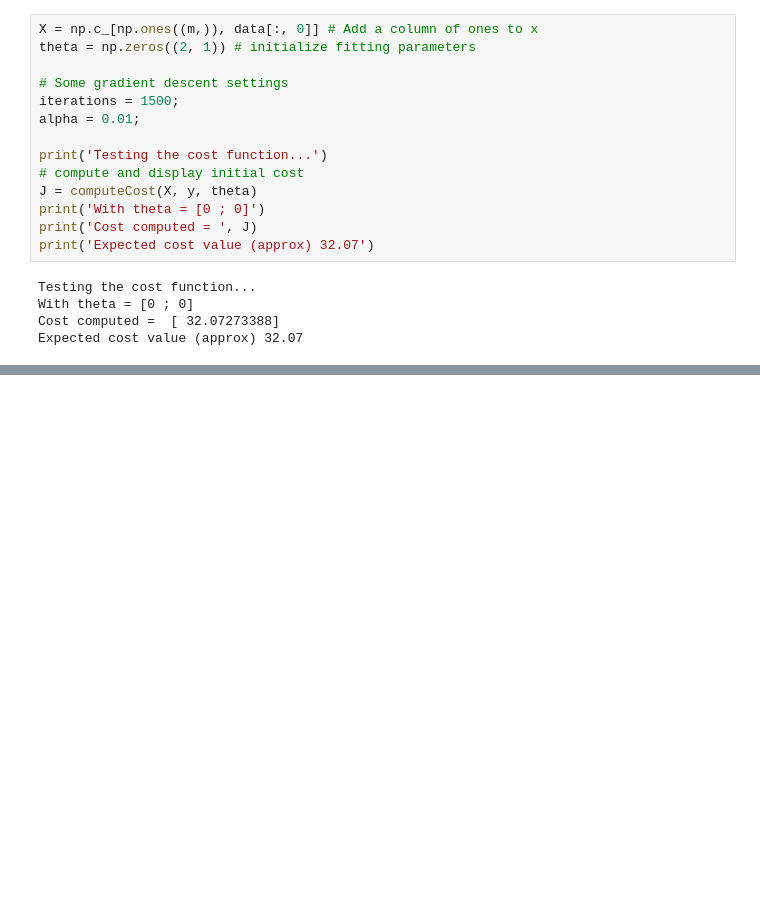
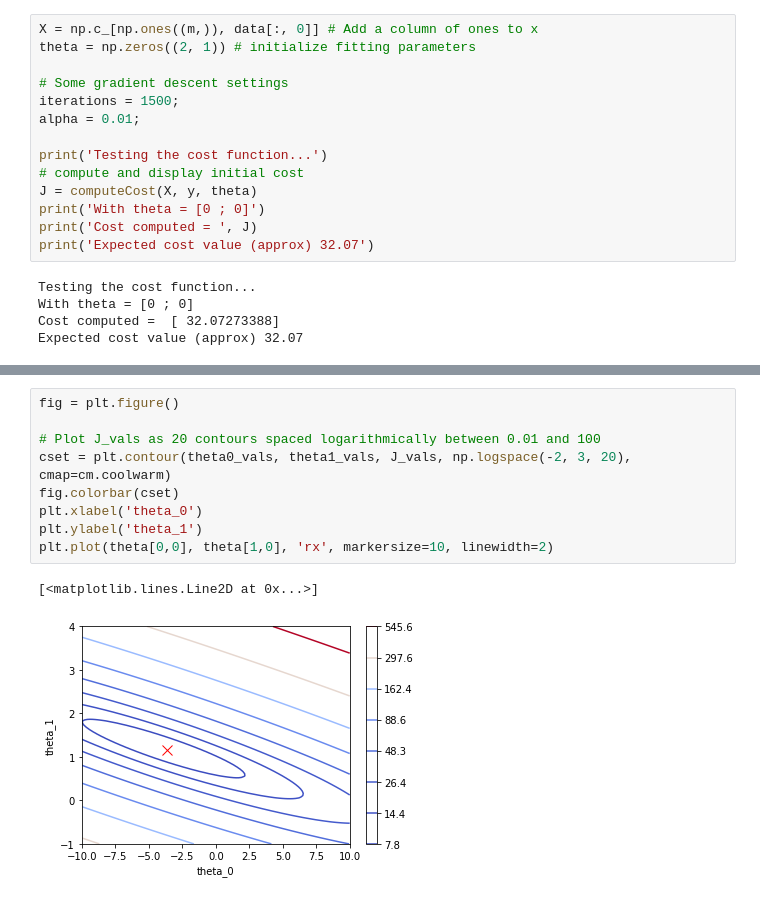
Before and after one commit to haroldjcastillo/ml-test, a Jupyter notebook: python/LinearRegression/OneVariable/execute.ipynb, the cells around one changed output, grey strips where cells are left out. Drawn from its saved outputs; the diff is of its cells as text; blank space fills up the shorter version.

```diff
--- a/python/LinearRegression/OneVariable/execute.ipynb
+++ b/python/LinearRegression/OneVariable/execute.ipynb
@@ -97,0 +150,12 @@ plt.show()
+# %%
+fig = plt.figure()
+
+# Plot J_vals as 20 contours spaced logarithmically between 0.01 and 100
+cset = plt.contour(theta0_vals, theta1_vals, J_vals, np.logspace(-2, 3, 20), cmap=cm.coolwarm)
+fig.colorbar(cset)
+plt.xlabel('theta_0')
+plt.ylabel('theta_1')
+plt.plot(theta[0,0], theta[1,0], 'rx', markersize=10, linewidth=2)
+# %% [output]
+[<matplotlib.lines.Line2D at 0x...>]
+[figure, added]
```
Also changed, not shown: parts of 10 cells of this notebook, 1 other file.
